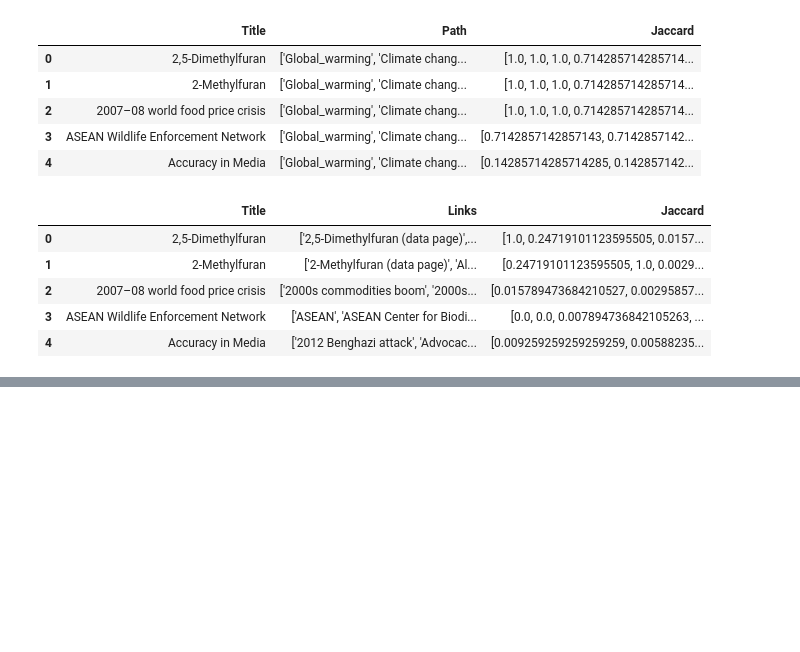
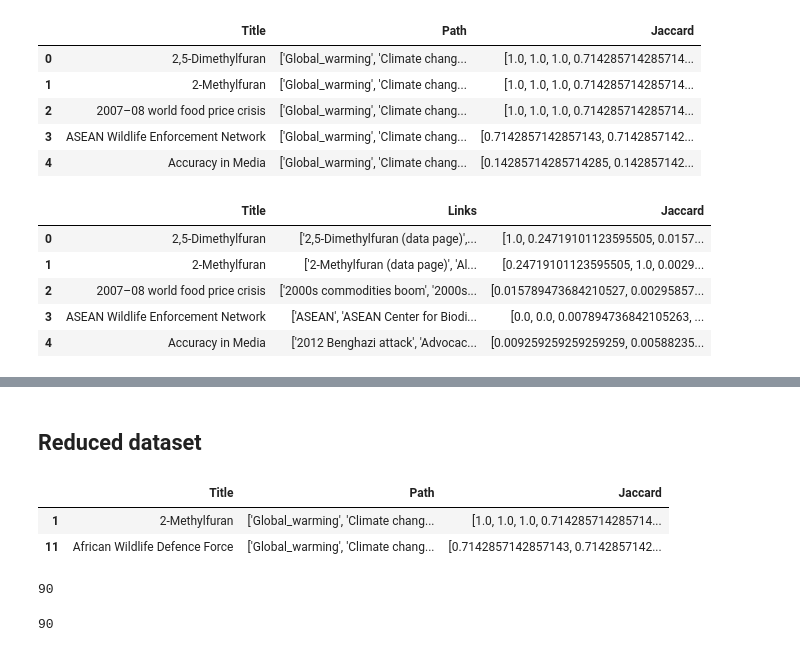
Before and after one commit to DavidResin/epfl-datavis-esnaware, a Jupyter notebook: analysis/prepare_data_for_viz.ipynb, the cells around one changed output, grey strips where cells are left out. Cells and saved outputs as stored; diff of their text form; code cells hidden in the pictures; blank space fills up the shorter version.

Commit message:
Added part in notebook to reduce the size of dataset

```diff
--- a/analysis/prepare_data_for_viz.ipynb
+++ b/analysis/prepare_data_for_viz.ipynb
@@ -104,3 +88,19 @@ len([link for link in data['links'] if link['type'] != 'na'])
 # %%
 with open("../data/data_viz.json", 'w+', encoding='utf-8') as f:
     json.dump(data, f, indent='\t')
+# %% [markdown]
+## Reduced dataset
+# %%
+cc_ps_set = set(causes + consequences + problems + solutions)
+# %%
+to_keep = df_category[df_category['Title'].isin(cc_ps_set)].drop_duplicates(subset=['Title'])
+# %%
+sampled = df_category.sample(80, random_state=10)
+# %%
+sampled_category = pd.concat([to_keep, sampled]).sort_index()
+# %%
+sampled_category.head(2)
+# %% [output]
+|  | Title | Path | Jaccard |
+| 1 | 2-Methylfuran | ['Global_warming', 'Climate chang... | [1.0, 1.0, 1.0, 0.714285714285714... |
+| 11 | African Wildlife Defence Force | ['Global_warming', 'Climate chang... | [0.7142857142857143, 0.7142857142... |
@@ -106,0 +112,8 @@ with open("../data/data_viz.json", 'w+', encoding='utf-8') as f:
+# %%
+len(sampled_category)
+# %% [output]
+90
+# %%
+len(sampled_links)
+# %% [output]
+90
```
Also changed, not shown: parts of 22 cells of this notebook, 1 other file.
